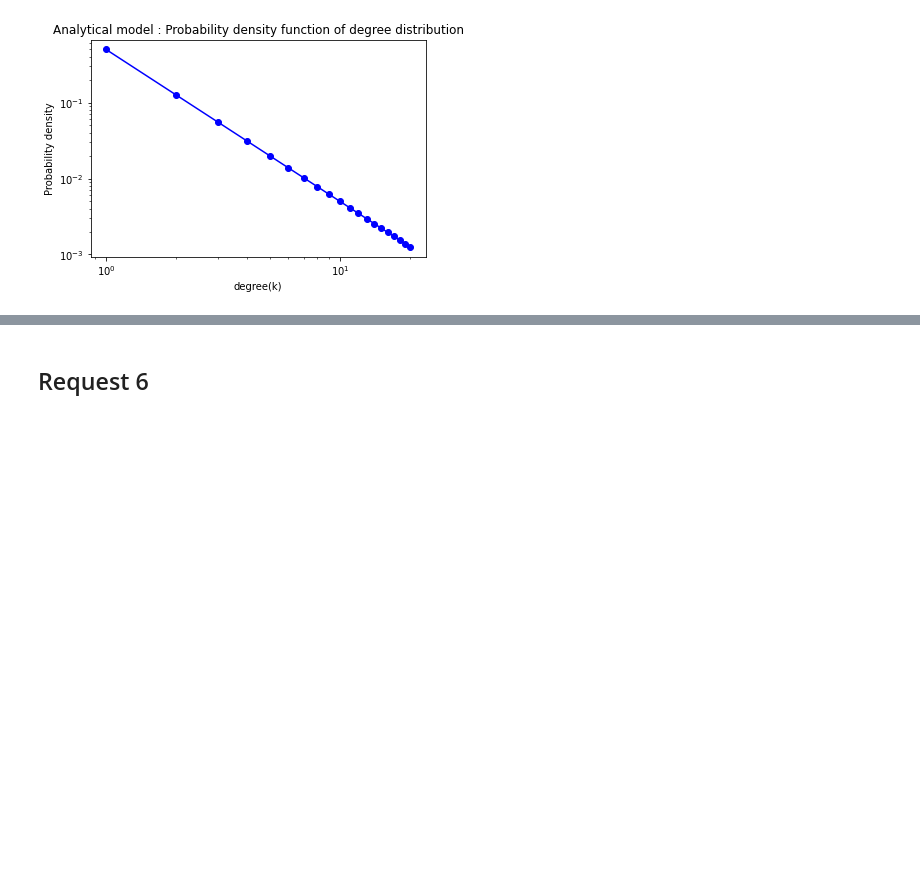
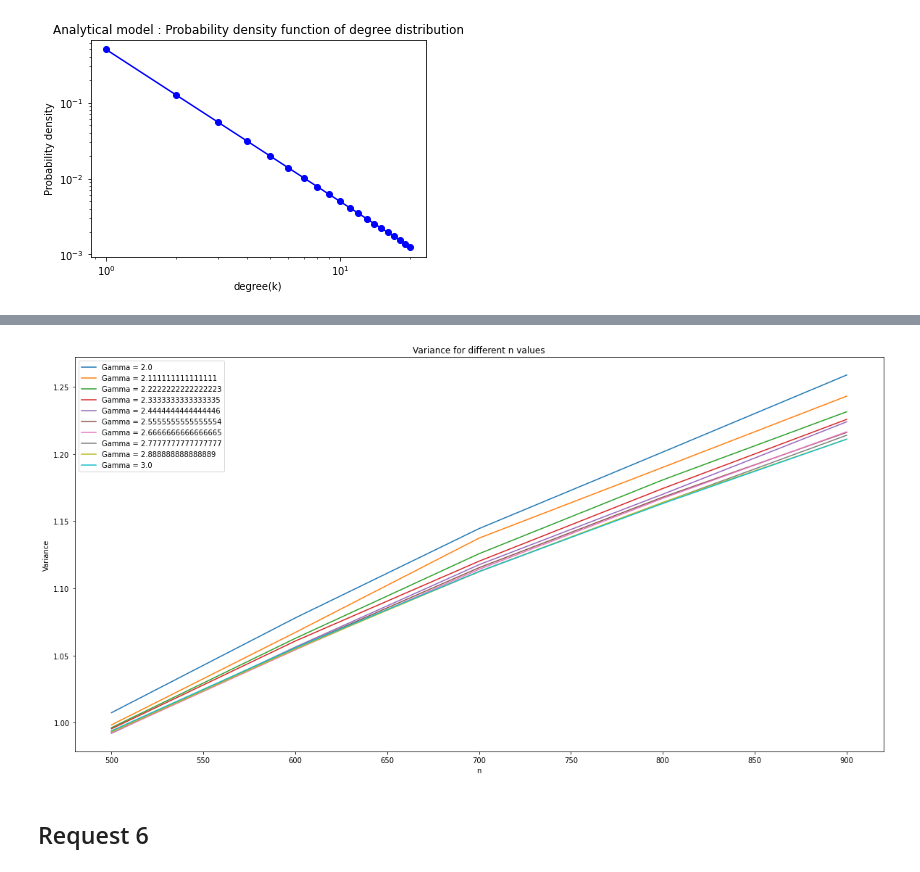
Before and after one commit to ngnma/Simulation-Project, a Jupyter notebook: sim_project.ipynb, the cells around one changed output, grey strips where cells are left out. Saved outputs shown, nothing was run; the diff lists cells and outputs as text; code cells hidden in the pictures; blank space fills up the shorter version.

```diff
--- a/sim_project.ipynb
+++ b/sim_project.ipynb
@@ -531,3 +553,39 @@ draw_distributions_sf()
+# %%
+import numpy as np
+import networkx as nx
+import matplotlib.pyplot as plt
+
+def calc_dtv(gamma):
+    variances = []
+    n_values = range(500, 1000, 100)
+    for n in n_values:
+        variance = 0
+        for i in range(50):
+            G = nx.barabasi_albert_graph(n, 2)
+            degree_sequence = [d for n, d in G.degree()]
+            # Compute the density function of the degree distribution
+            res = np.histogram(degree_sequence, bins='auto', density=True)
+            variance += 0.5 * np.sum(np.abs(res[0] - (1 / (res[1][:-1] + 2)) ** gamma))
+        variances.append(variance/50)
+
+    return variances
+num_graphs = 10
+gammas = np.linspace(2.0, 3.0, num_graphs)
+
+fig, ax = plt.subplots(figsize=(20, 10))
+
+for gamma in gammas:
+    variances = calc_dtv(gamma)
+    ax.plot(range(500, 1000, 100), variances, label=f'Gamma = {gamma}')
+
+ax.set_xlabel('n')
+ax.set_ylabel('Variance')
+ax.set_title('Variance for different n values')
+ax.legend()
+plt.yscale('linear')
+plt.show()
+# %% [output]
+[figure, added]
 # %% [markdown]
 ## Request 6
 # %%
```
Also changed, not shown: parts of 1 cell of this notebook.
